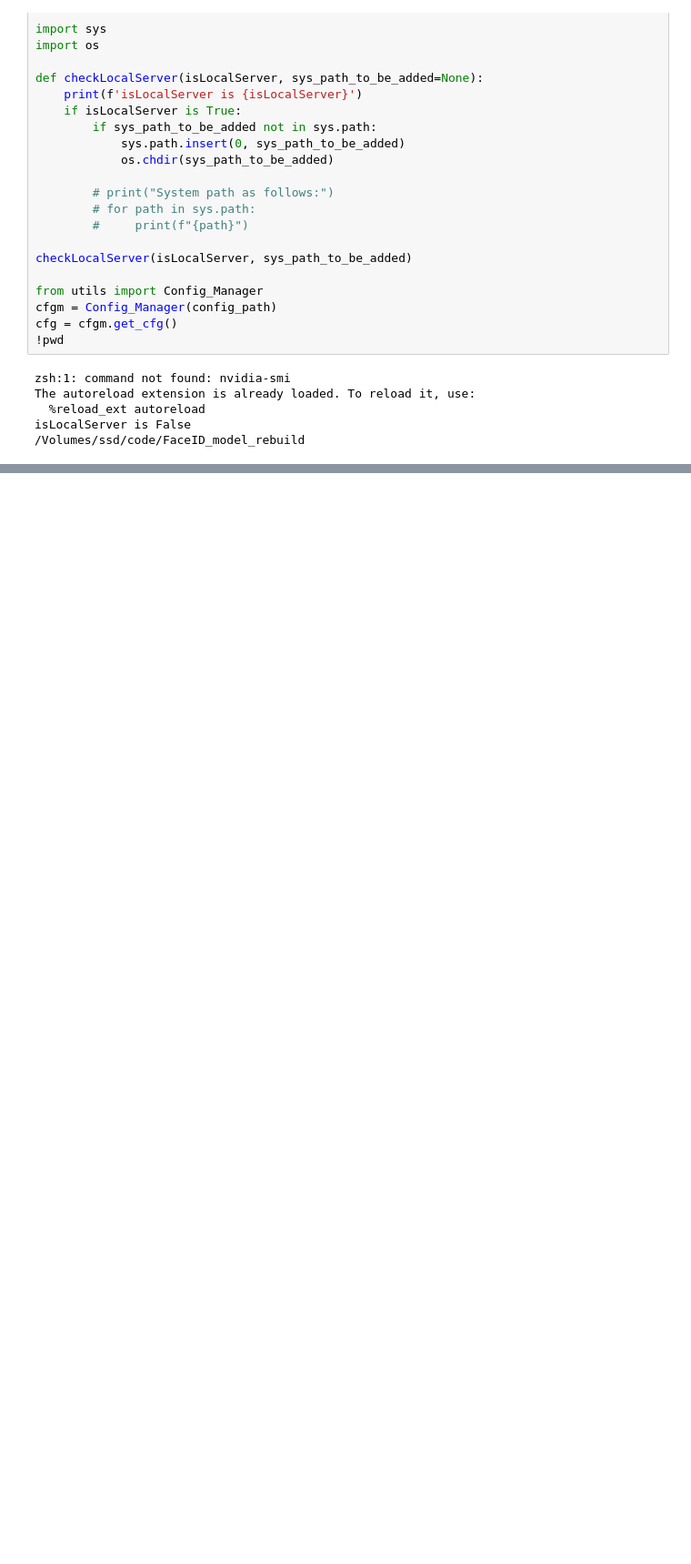
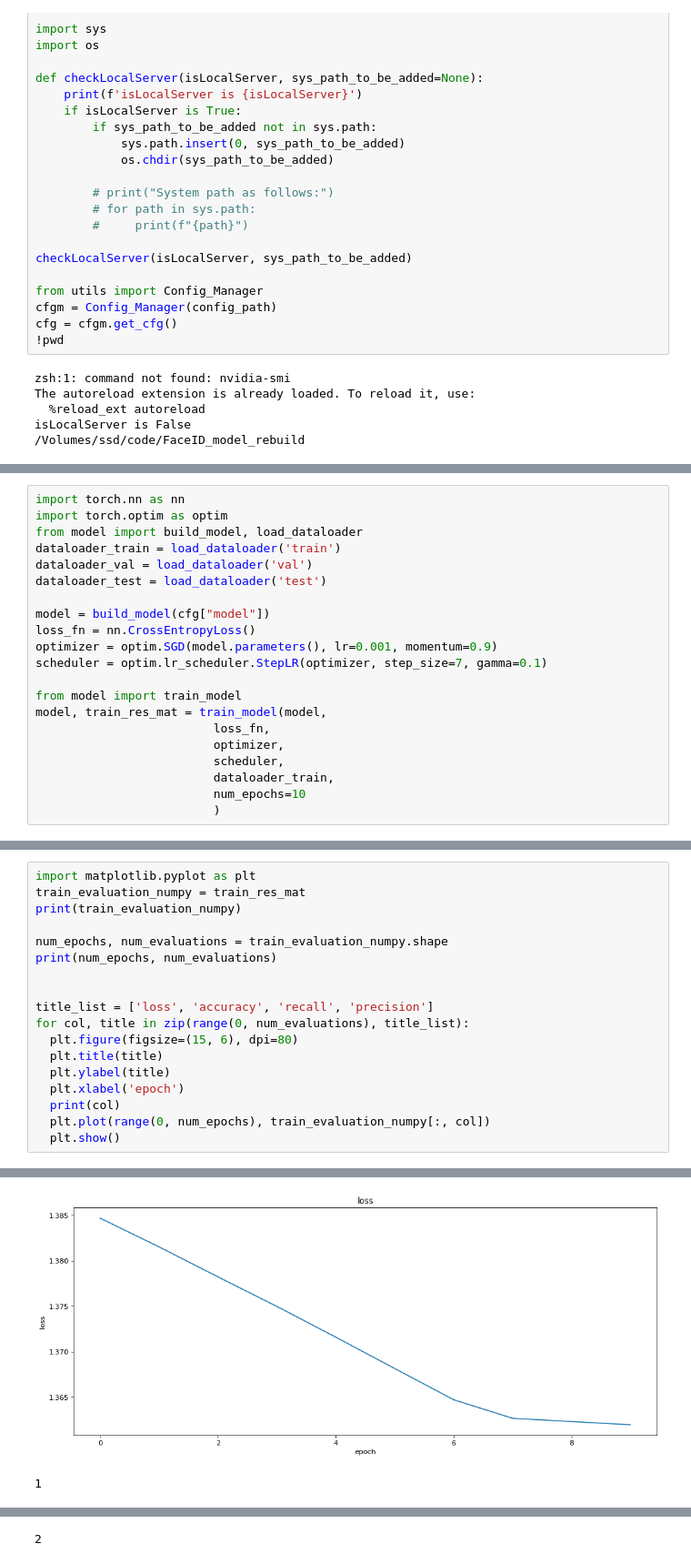
Before and after one commit to ksuchoi216/FaceID_model_rebuild, a Jupyter notebook: train.ipynb, the cells around one changed output, grey strips where cells are left out. Shown at 91% size. Saved outputs shown, nothing was run; the diff lists cells and outputs as text; blank space fills up the shorter version.

```diff
--- a/train.ipynb
+++ b/train.ipynb
@@ -45,0 +38,21 @@ FaceRecognizer(
+# %%
+import torch.nn as nn
+import torch.optim as optim
+from model import build_model, load_dataloader
+dataloader_train = load_dataloader('train')
+dataloader_val = load_dataloader('val')
+dataloader_test = load_dataloader('test')
+
+model = build_model(cfg["model"])
+loss_fn = nn.CrossEntropyLoss()
+optimizer = optim.SGD(model.parameters(), lr=0.001, momentum=0.9)
+scheduler = optim.lr_scheduler.StepLR(optimizer, step_size=7, gamma=0.1)
+
+from model import train_model
+model, train_res_mat = train_model(model,
+                         loss_fn,
+                         optimizer,
+                         scheduler,
+                         dataloader_train,
+                         num_epochs=10
+                         )
@@ -45,0 +77,19 @@ FaceRecognizer(
+# %%
+import matplotlib.pyplot as plt
+train_evaluation_numpy = train_res_mat
+print(train_evaluation_numpy)
+
+num_epochs, num_evaluations = train_evaluation_numpy.shape
+print(num_epochs, num_evaluations)
+
+
+title_list = ['loss', 'accuracy', 'recall', 'precision']
+for col, title in zip(range(0, num_evaluations), title_list):
+  plt.figure(figsize=(15, 6), dpi=80)
+  plt.title(title)
+  plt.ylabel(title)
+  plt.xlabel('epoch')
+  print(col)
+  plt.plot(range(0, num_epochs), train_evaluation_numpy[:, col])
+  plt.show()
+# %% [output]
@@ -45,0 +108,2 @@ FaceRecognizer(
+[figure, added]
+1
@@ -45,0 +111 @@ FaceRecognizer(
+2
```
Also changed, not shown: parts of 4 cells of this notebook, 6 other files.
